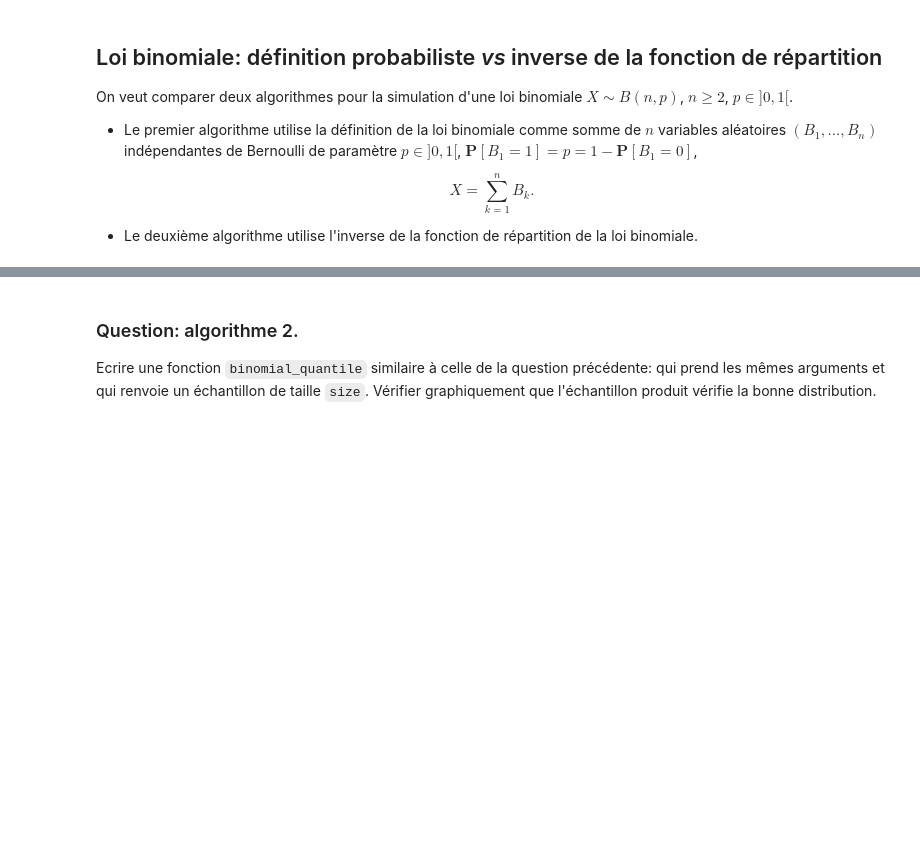
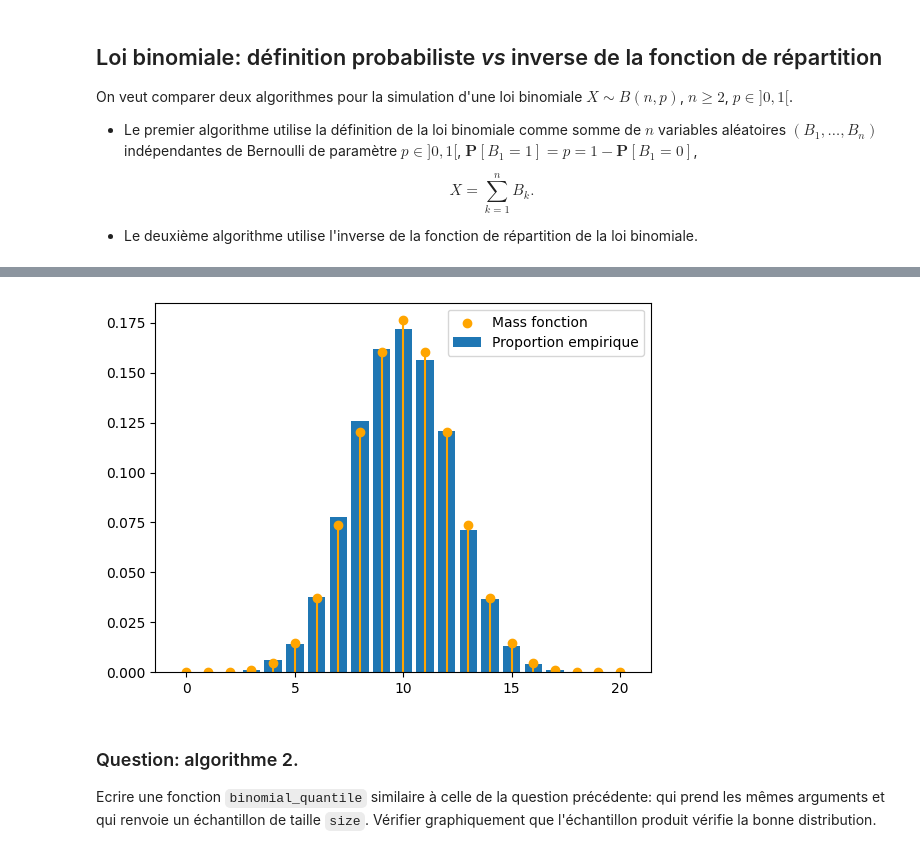
Before and after one commit to RoxaneC/M1-MATHS, a Jupyter notebook: Probabilités_Numériques/TP1/TP1 Sujet.ipynb, the cells around one changed output, grey strips where cells are left out. Saved outputs shown, nothing was run; the diff lists cells and outputs as text; code cells hidden in the pictures; blank space fills up the shorter version.

```diff
--- a/Probabilités_Numériques/TP1/TP1 Sujet.ipynb
+++ b/Probabilités_Numériques/TP1/TP1 Sujet.ipynb
@@ -268,6 +310,40 @@ def binomial_from_def(size: int, n: int=2, p: float=0.5):
 Vérifier que le code est correct en traçant l'histogramme d'un échantillon de taille $10\,000$. Vous devez obtenir ce graphique:
 
 ![](img/binom_def.png)
+# %%
+def binomial_from_def(size: int, n: int=2, p: float=0.5):
+    """
+    Draw samples from a binomial distribution B(n, p).
+    Algorithm: first implementation of sum of independent Bernoulli trials.
+    """
+    def one_realization():
+      sample_unif = rng.random(n)
+      sample_bp = sample_unif<p
+      return sum(sample_bp)
+
+    sample = [one_realization() for _ in range(size)]
+
+    return np.array(sample)
+# %%
+size = 10000
+n = 20
+p = 0.5
+
+support = np.linspace(0,20,21)
+bino = stats.binom(n,p)
+bp = binomial_from_def(size, n, p)
+emp_bar = np.bincount(bp, minlength=n+1)/size
+
+# affichage
+#plt.hist(bp, bins=np.arange(-0.5, 20.5, 1), density=True, label='Proportion empirique')
+plt.bar(support, emp_bar, label='Proportion empirique')
+plt.vlines(support, 0, bino.pmf(support), color='orange')
+plt.scatter(support, bino.pmf(support), color='orange', label="Mass fonction")
+
+plt.legend()
+plt.show()
+# %% [output]
+[figure, added]
 # %% [markdown]
 ### Question: algorithme 2.
 
```
Also changed, not shown: parts of 16 cells of this notebook, 1 other file.
